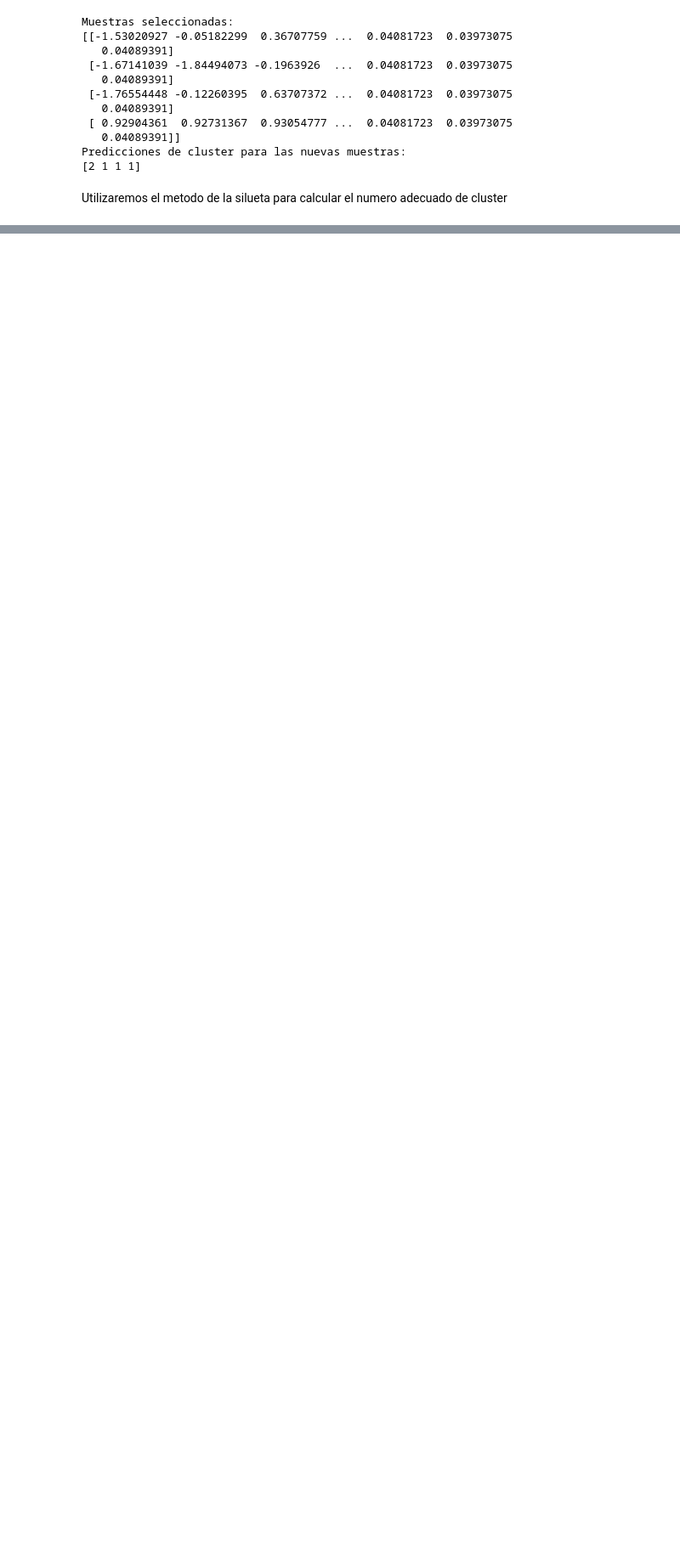
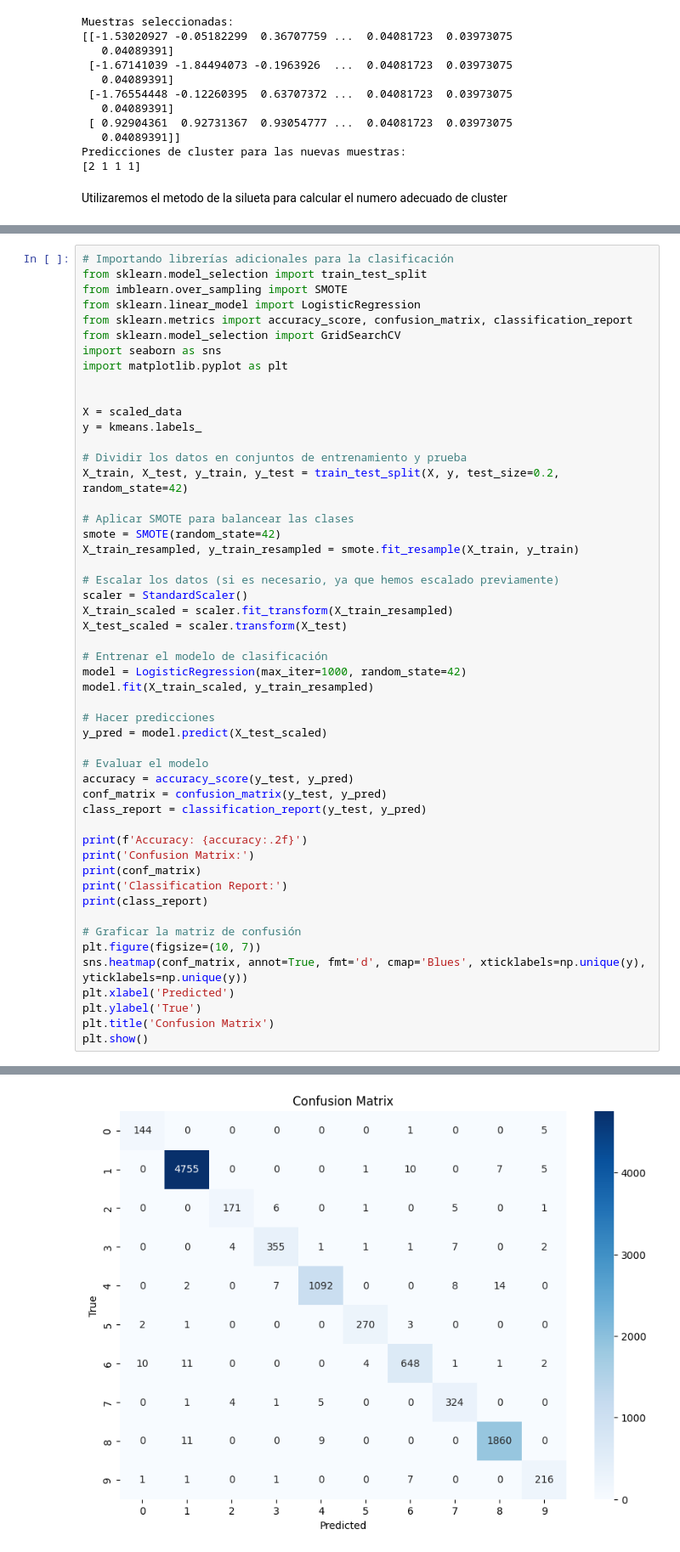
Before and after one commit to drArancibiaDelgado/sis420-, a Jupyter notebook: Examenes/Final/no_supervisado.ipynb, the cells around one changed output, grey strips where cells are left out. Shown at 85% size. Saved outputs shown, nothing was run; the diff lists cells and outputs as text; blank space fills up the shorter version.

```diff
--- a/Examenes/Final/no_supervisado.ipynb
+++ b/Examenes/Final/no_supervisado.ipynb
@@ -236,0 +172,52 @@ Precisión: 0.9877641824249166
+# %%
+# Importando librerías adicionales para la clasificación
+from sklearn.model_selection import train_test_split
+from imblearn.over_sampling import SMOTE
+from sklearn.linear_model import LogisticRegression
+from sklearn.metrics import accuracy_score, confusion_matrix, classification_report
+from sklearn.model_selection import GridSearchCV
+import seaborn as sns
+import matplotlib.pyplot as plt
+
+
+X = scaled_data
+y = kmeans.labels_
+
+# Dividir los datos en conjuntos de entrenamiento y prueba
+X_train, X_test, y_train, y_test = train_test_split(X, y, test_size=0.2, random_state=42)
+
+# Aplicar SMOTE para balancear las clases
+smote = SMOTE(random_state=42)
+X_train_resampled, y_train_resampled = smote.fit_resample(X_train, y_train)
+
+# Escalar los datos (si es necesario, ya que hemos escalado previamente)
+scaler = StandardScaler()
+X_train_scaled = scaler.fit_transform(X_train_resampled)
+X_test_scaled = scaler.transform(X_test)
+
+# Entrenar el modelo de clasificación
+model = LogisticRegression(max_iter=1000, random_state=42)
+model.fit(X_train_scaled, y_train_resampled)
+
+# Hacer predicciones
+y_pred = model.predict(X_test_scaled)
+
+# Evaluar el modelo
+accuracy = accuracy_score(y_test, y_pred)
+conf_matrix = confusion_matrix(y_test, y_pred)
+class_report = classification_report(y_test, y_pred)
+
+print(f'Accuracy: {accuracy:.2f}')
+print('Confusion Matrix:')
+print(conf_matrix)
+print('Classification Report:')
+print(class_report)
+
+# Graficar la matriz de confusión
+plt.figure(figsize=(10, 7))
+sns.heatmap(conf_matrix, annot=True, fmt='d', cmap='Blues', xticklabels=np.unique(y), yticklabels=np.unique(y))
+plt.xlabel('Predicted')
+plt.ylabel('True')
+plt.title('Confusion Matrix')
+plt.show()
+# %% [output]
@@ -236,0 +241 @@ Precisión: 0.9877641824249166
+[figure, added]
```
Also changed, not shown: parts of 12 cells of this notebook, 1 other file.
